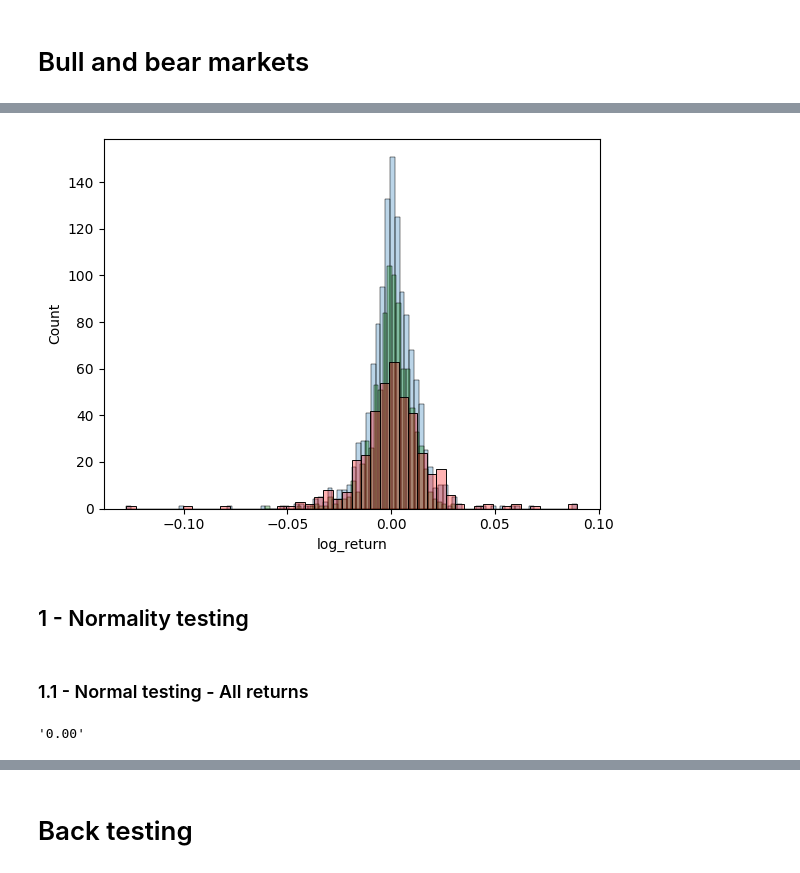
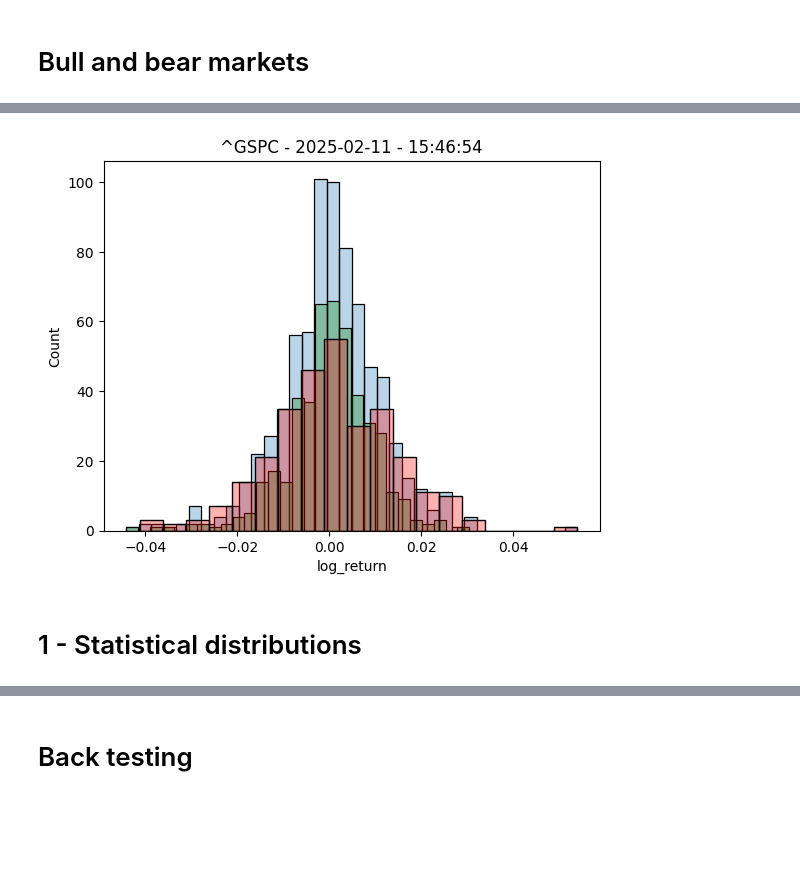
Before and after one commit to Oliver-De-Fusco/6CAP-TA-Code, a Jupyter notebook: Proof of concept.ipynb, the cells around one changed output, grey strips where cells are left out. Drawn from its saved outputs; the diff is of its cells as text; code cells hidden in the pictures; blank space fills up the shorter version.

```diff
--- a/Proof of concept.ipynb
+++ b/Proof of concept.ipynb
@@ -9,7 +8,7 @@ import pandas as pd
 # %% [markdown]
 # Set up
 # %%
-START = "2020-01-01"
+START = "2022-01-01"
 END = "2025-01-01"
 TICKER = "^GSPC"
 TITLE = TICKER + " - " +(datetime.now()).strftime("%Y-%m-%d - %H:%M:%S")
@@ -17,6 +16,8 @@ TITLE = TICKER + " - " +(datetime.now()).strftime("%Y-%m-%d - %H:%M:%S")
 data = yf.download(TICKER, start=START, end=END,multi_level_index=False)
 
 data["log_return"] = np.log(data["Close"] / data["Close"].shift(1))
+
+data.dropna(inplace=True)
 # %% [output]
 [*********************100%***********************]  1 of 1 completed
 # %%
@@ -37,9 +38,12 @@ plt.show()
 def sma(data, t):
     return data.shift(1).rolling(t).mean()
 # %%
-data["SMA_fast"] = sma(data["Close"],20)
-data["SMA_slow"] = sma(data["Close"],50)
-data["SMA_long"] = sma(data["Close"],200)
+Fast = 20
+Slow = 50
+Long = 200
+data["SMA_fast"] = sma(data["Close"],Fast)
+data["SMA_slow"] = sma(data["Close"],Slow)
+data["SMA_long"] = sma(data["Close"],Long)
 # %%
 fig = plt.figure(figsize=(15,4))
 ax1 = sns.lineplot(data["Close"],label="Close")
@@ -82,5 +107,5 @@ plt.show()
 # %%
-sns.histplot(data["log_return"],alpha=0.3)
-sns.histplot(data["log_return"].where(data["bull"]),color="green",alpha=0.3)
-sns.histplot(data["log_return"].where(~data["bull"]),color="red",alpha=0.3)
+sns.histplot(data["log_return"],alpha=0.3).set_title(TITLE)
+sns.histplot(data["log_return"].where(data["bull"]),color="green",alpha=0.3).set_title(TITLE)
+sns.histplot(data["log_return"].where(~data["bull"]),color="red",alpha=0.3).set_title(TITLE)
 # %% [output]
@@ -88,3 +113,3 @@ sns.histplot(data["log_return"].where(~data["bull"]),color="red",alpha=0.3)
-[figure, old version]
+[figure, new version]
 # %% [markdown]
-## 1 - Normality testing
+# 1 - Statistical distributions
@@ -99,6 +115,0 @@ def normaltest(data):
-# %% [markdown]
-### 1.1 - Normal testing - All returns
-# %%
-jarque_bera(data["log_return"].dropna())
-# %% [output]
-'0.00'
```
Also changed, not shown: parts of 34 cells of this notebook.
